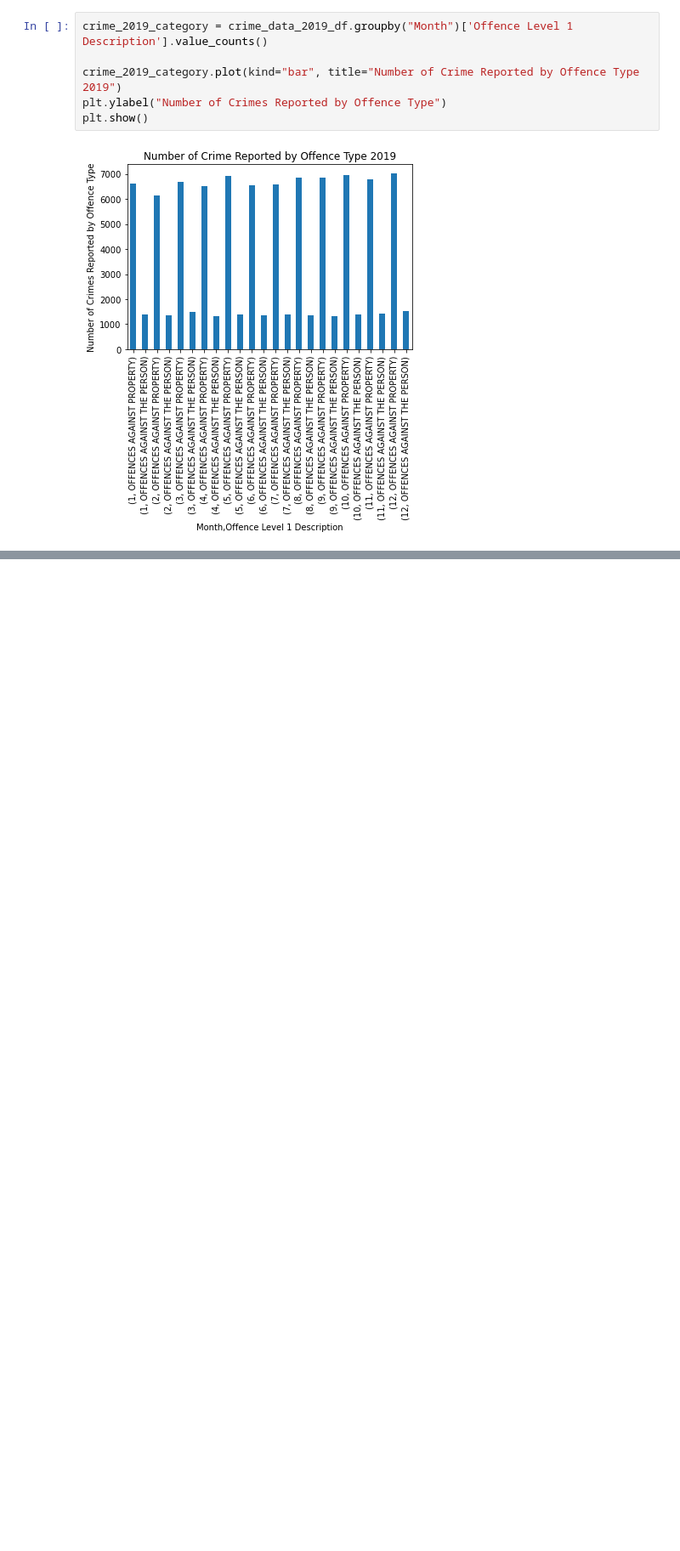
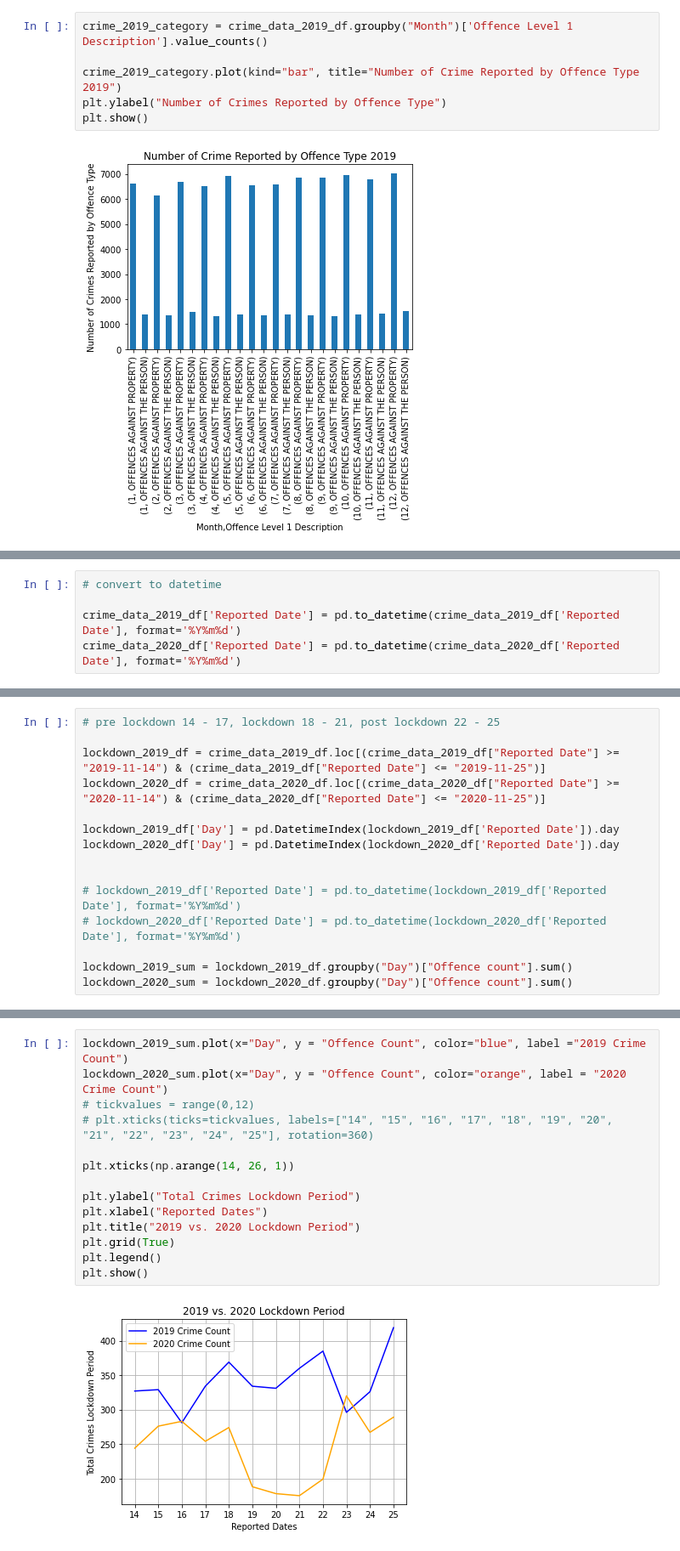
Before and after one commit to annabroomhall/project-one-draft, a Jupyter notebook: data/draft_project_one.ipynb, the cells around one changed output, grey strips where cells are left out. Shown at 85% size. Saved outputs shown, nothing was run; the diff lists cells and outputs as text; blank space fills up the shorter version.

Commit message:
Create grpahs comparing crime totals over lockdown

```diff
--- a/data/draft_project_one.ipynb
+++ b/data/draft_project_one.ipynb
@@ -265,0 +184,5 @@ plt.show()
+# %%
+# convert to datetime
+
+crime_data_2019_df['Reported Date'] = pd.to_datetime(crime_data_2019_df['Reported Date'], format='%Y%m%d')
+crime_data_2020_df['Reported Date'] = pd.to_datetime(crime_data_2020_df['Reported Date'], format='%Y%m%d')
@@ -265,0 +200,15 @@ plt.show()
+# %%
+# pre lockdown 14 - 17, lockdown 18 - 21, post lockdown 22 - 25
+
+lockdown_2019_df = crime_data_2019_df.loc[(crime_data_2019_df["Reported Date"] >= "2019-11-14") & (crime_data_2019_df["Reported Date"] <= "2019-11-25")]
+lockdown_2020_df = crime_data_2020_df.loc[(crime_data_2020_df["Reported Date"] >= "2020-11-14") & (crime_data_2020_df["Reported Date"] <= "2020-11-25")]
+
+lockdown_2019_df['Day'] = pd.DatetimeIndex(lockdown_2019_df['Reported Date']).day
+lockdown_2020_df['Day'] = pd.DatetimeIndex(lockdown_2020_df['Reported Date']).day
+
+
+# lockdown_2019_df['Reported Date'] = pd.to_datetime(lockdown_2019_df['Reported Date'], format='%Y%m%d')
+# lockdown_2020_df['Reported Date'] = pd.to_datetime(lockdown_2020_df['Reported Date'], format='%Y%m%d')
+
+lockdown_2019_sum = lockdown_2019_df.groupby("Day")["Offence count"].sum()
+lockdown_2020_sum = lockdown_2020_df.groupby("Day")["Offence count"].sum()
@@ -265,0 +259,16 @@ plt.show()
+# %%
+lockdown_2019_sum.plot(x="Day", y = "Offence Count", color="blue", label ="2019 Crime Count")
+lockdown_2020_sum.plot(x="Day", y = "Offence Count", color="orange", label = "2020 Crime Count")
+# tickvalues = range(0,12)
+# plt.xticks(ticks=tickvalues, labels=["14", "15", "16", "17", "18", "19", "20", "21", "22", "23", "24", "25"], rotation=360)
+
+plt.xticks(np.arange(14, 26, 1))
+
+plt.ylabel("Total Crimes Lockdown Period")
+plt.xlabel("Reported Dates")
+plt.title("2019 vs. 2020 Lockdown Period")
+plt.grid(True)
+plt.legend()
+plt.show()
+# %% [output]
+[figure, added]
```
Also changed, not shown: parts of 14 cells of this notebook.
